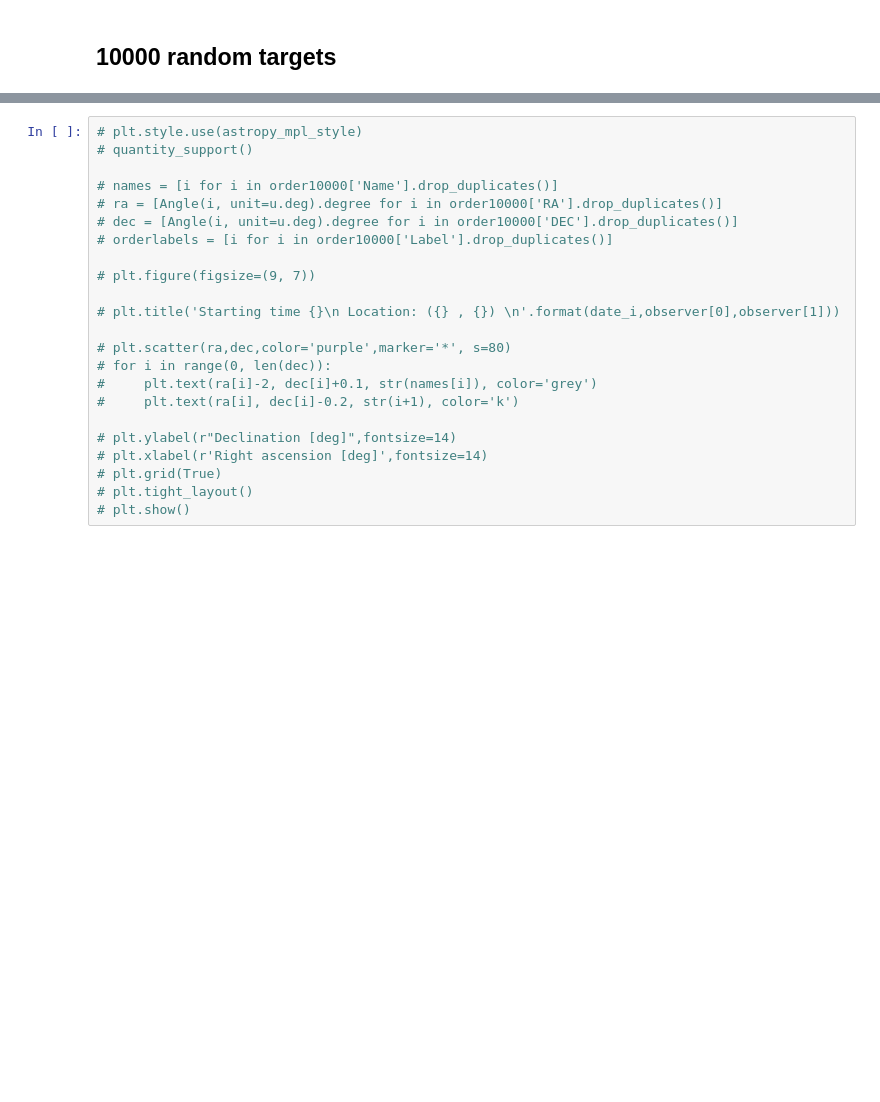
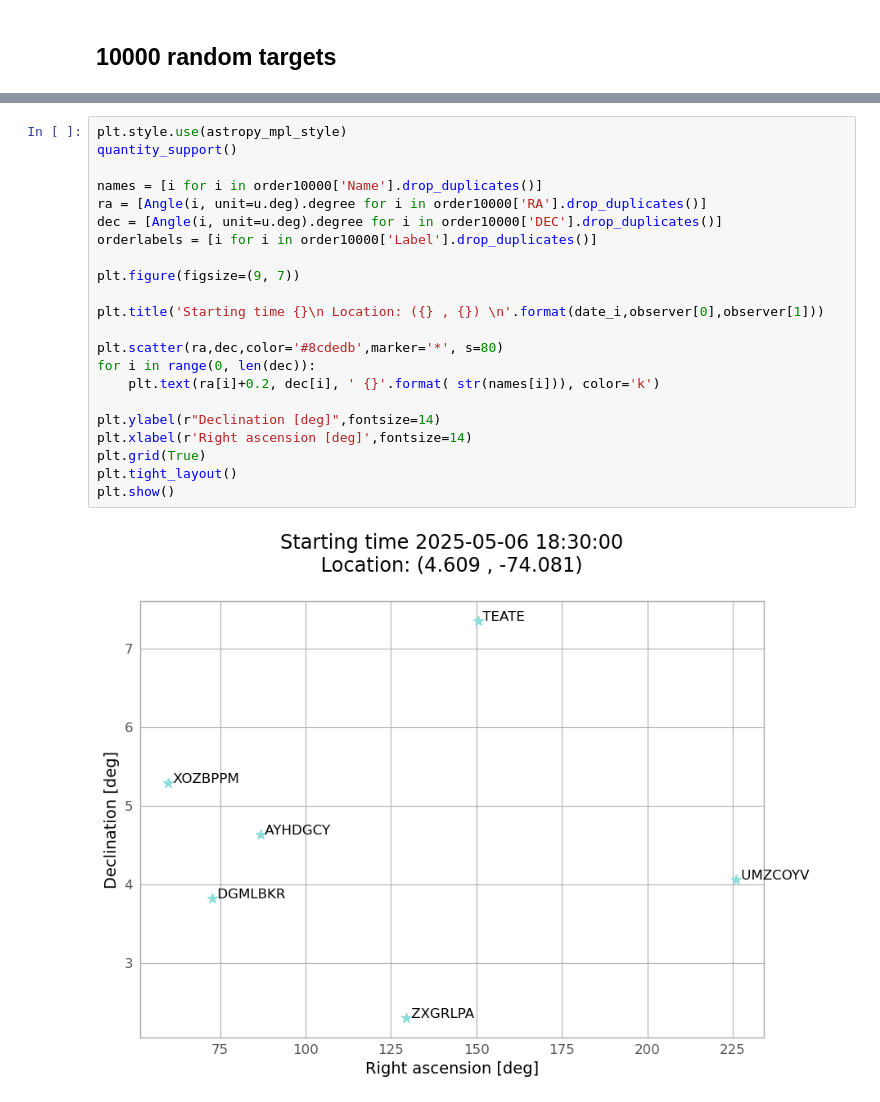
Before and after one commit to ccuellarn/Transient-Operation, a Jupyter notebook: Sketch.ipynb, the cells around one changed output, grey strips where cells are left out. Drawn from its saved outputs; the diff is of its cells as text; blank space fills up the shorter version.

```diff
--- a/Sketch.ipynb
+++ b/Sketch.ipynb
@@ -643,23 +596,24 @@ plt.show()
 # %%
-# plt.style.use(astropy_mpl_style)
-# quantity_support()
+plt.style.use(astropy_mpl_style)
+quantity_support()
 
-# names = [i for i in order10000['Name'].drop_duplicates()]
-# ra = [Angle(i, unit=u.deg).degree for i in order10000['RA'].drop_duplicates()]
-# dec = [Angle(i, unit=u.deg).degree for i in order10000['DEC'].drop_duplicates()]
-# orderlabels = [i for i in order10000['Label'].drop_duplicates()]
+names = [i for i in order10000['Name'].drop_duplicates()]
+ra = [Angle(i, unit=u.deg).degree for i in order10000['RA'].drop_duplicates()]
+dec = [Angle(i, unit=u.deg).degree for i in order10000['DEC'].drop_duplicates()]
+orderlabels = [i for i in order10000['Label'].drop_duplicates()]
 
-# plt.figure(figsize=(9, 7))
+plt.figure(figsize=(9, 7))
 
-# plt.title('Starting time {}\n Location: ({} , {}) \n'.format(date_i,observer[0],observer[1]))
+plt.title('Starting time {}\n Location: ({} , {}) \n'.format(date_i,observer[0],observer[1]))
 
-# plt.scatter(ra,dec,color='purple',marker='*', s=80)
-# for i in range(0, len(dec)):
-#     plt.text(ra[i]-2, dec[i]+0.1, str(names[i]), color='grey')
-#     plt.text(ra[i], dec[i]-0.2, str(i+1), color='k')
+plt.scatter(ra,dec,color='#8cdedb',marker='*', s=80)
+for i in range(0, len(dec)):
+    plt.text(ra[i]+0.2, dec[i], ' {}'.format( str(names[i])), color='k')
 
-# plt.ylabel(r"Declination [deg]",fontsize=14)
-# plt.xlabel(r'Right ascension [deg]',fontsize=14)
-# plt.grid(True)
-# plt.tight_layout()
-# plt.show()
+plt.ylabel(r"Declination [deg]",fontsize=14)
+plt.xlabel(r'Right ascension [deg]',fontsize=14)
+plt.grid(True)
+plt.tight_layout()
+plt.show()
+# %% [output]
+[figure, added]
```
Also changed, not shown: parts of 14 cells of this notebook, 6 other files.
